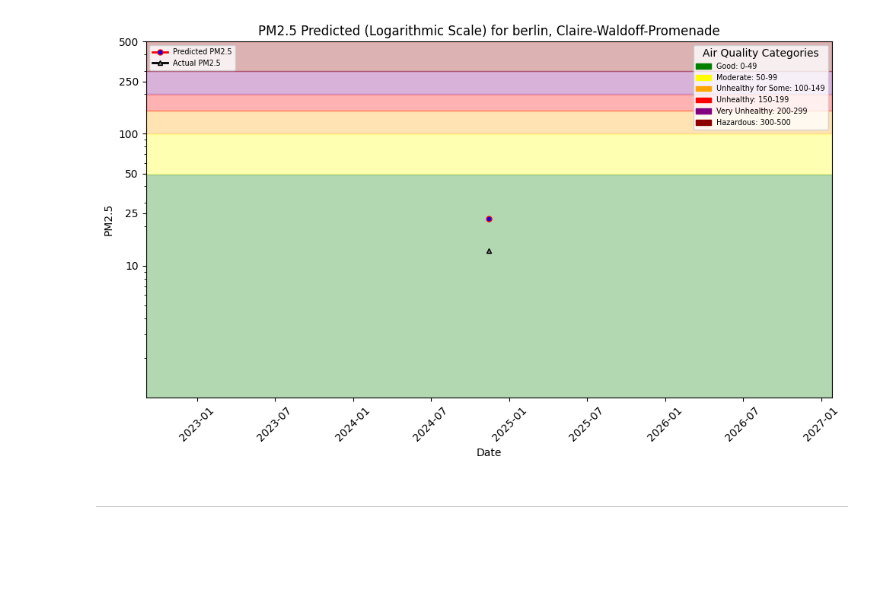
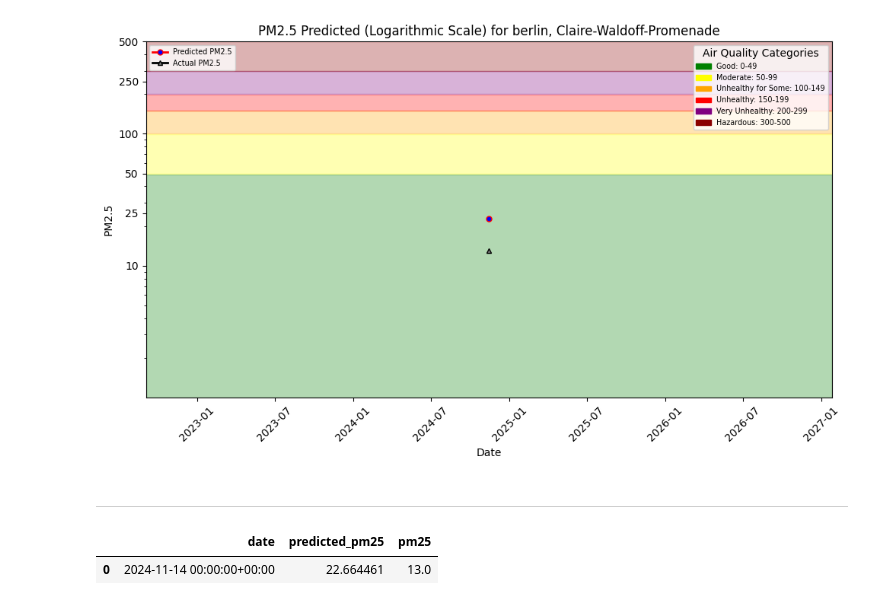
Before and after one commit to SagaLGIT/mlfs-book, a Jupyter notebook: notebooks/ch03/4_air_quality_batch_inference.ipynb, the cells around one changed output. Saved outputs shown, nothing was run; the diff lists cells and outputs as text; code cells hidden in the pictures; blank space fills up the shorter version.

```diff
--- a/notebooks/ch03/4_air_quality_batch_inference.ipynb
+++ b/notebooks/ch03/4_air_quality_batch_inference.ipynb
@@ -262,3 +264,8 @@ plt.show()
 [figure]
 # %% [markdown]
 ---
+# %%
+hindcast_df
+# %% [output]
+|  | date | predicted_pm25 | pm25 |
+| 0 | 2024-11-14 00:00:00+00:00 | 22.664461 | 13.0 |
```
Also changed, not shown: parts of 13 cells of this notebook, 7 other files.
